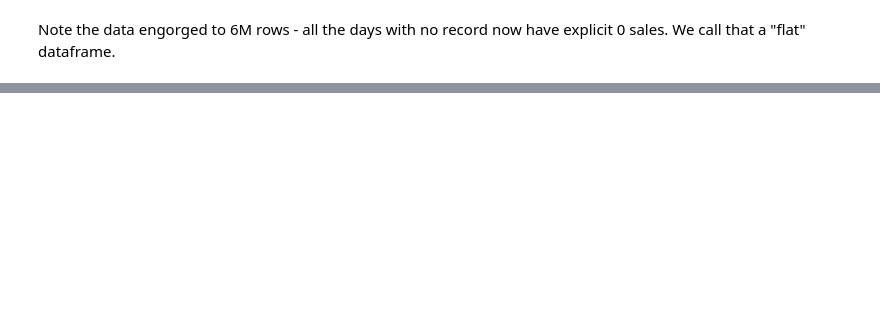
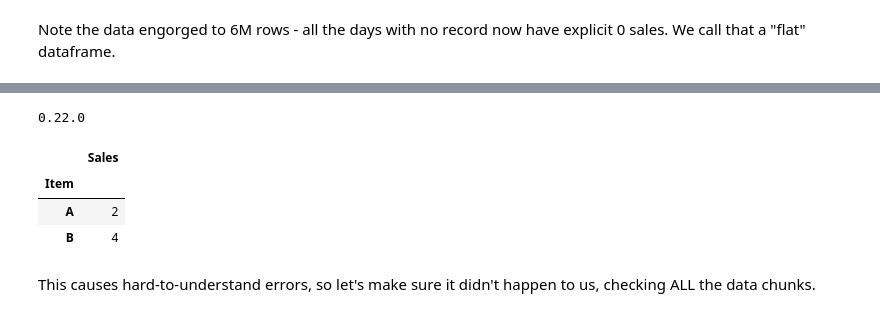
Before and after one commit to singliar/MLADS2019, a Jupyter notebook: GroceryForecast.ipynb, the cells around one changed output, grey strips where cells are left out. Cells and saved outputs as stored; diff of their text form; code cells hidden in the pictures; blank space fills up the shorter version.

```diff
--- a/GroceryForecast.ipynb
+++ b/GroceryForecast.ipynb
@@ -344,0 +608,19 @@ y_pred = fitted_pipeline.predict(X_test)
+# %%
+# This problem is pandas version dependent (TODO: which versions?)
+print(pd.__version__)
+
+ex_df = pd.DataFrame({'Item' : ['A', 'A', 'B', 'B', 'C'],
+                       'Day' : ['Mon', 'Tue', 'Mon', 'Tue', 'Mon'],
+                       'Sales' : [1, 2, 3, 4, 5]})
+ex_df.set_index(['Item'], inplace=True)
+ex_df = ex_df[ex_df['Day'] == 'Tue']  # filter down to Tue, leaving out 'C'
+# ex_df.index.get_level(level='Item')
+ex_df.groupby(level='Item').sum()
+
+# TODO: make this problem actually show up with the wrong pandas version.
+# %% [output]
+0.22.0
+|  | Sales |
+| Item |  |
+| A | 2 |
+| B | 4 |
@@ -345,3 +633,5 @@ y_pred = fitted_pipeline.predict(X_test)
+# %% [markdown]
+This causes hard-to-understand errors, so let's make sure it didn't happen to us, checking ALL the data chunks.
 # %%
 # check for empty levels
 
```
Also changed, not shown: parts of 79 cells of this notebook, 4 other files.
